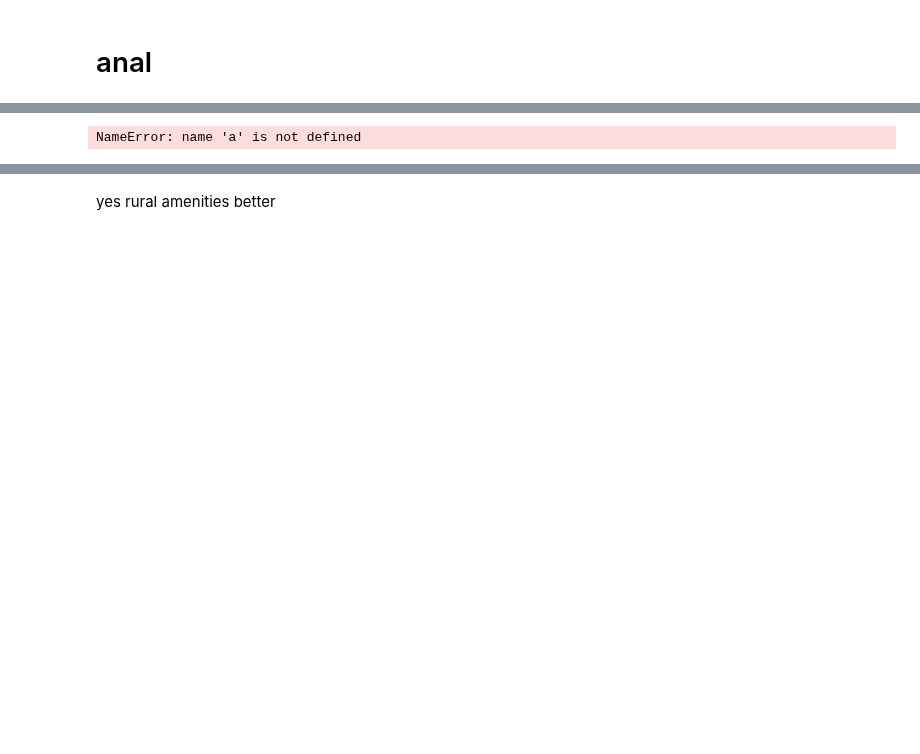
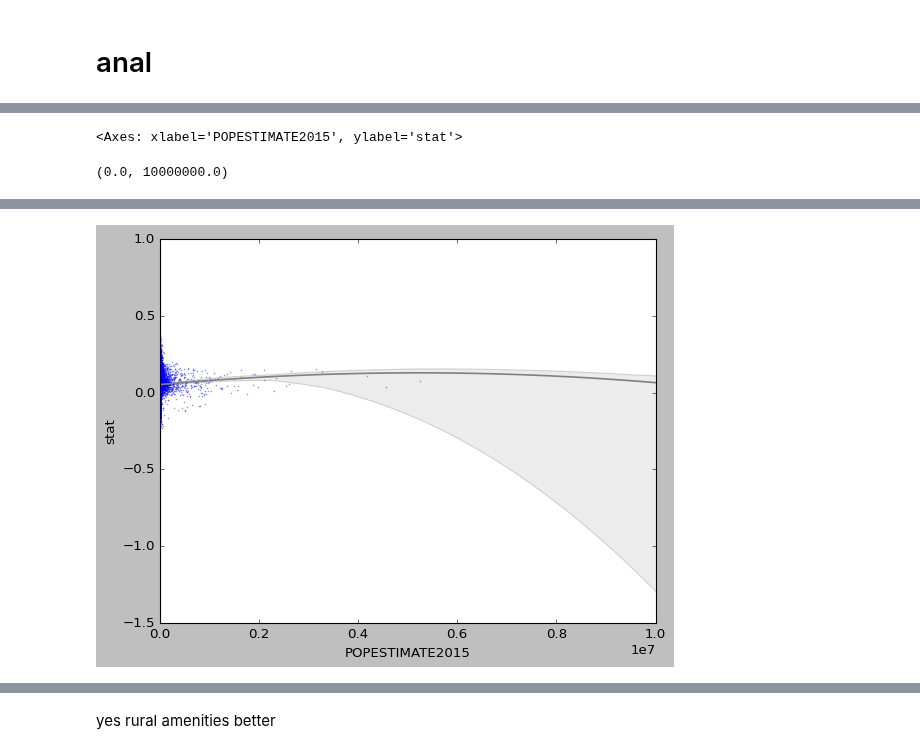
Before and after one commit to theaok/hfgi, a Jupyter notebook: hfgi.ipynb, the cells around one changed output, grey strips where cells are left out. Drawn from its saved outputs; the diff is of its cells as text; code cells hidden in the pictures; blank space fills up the shorter version.

```diff
--- a/hfgi.ipynb
+++ b/hfgi.ipynb
@@ -692,6 +600,0 @@ Text(26403.5, -0.57, 'median')
-# %%
-a[['stat', 'POPESTIMATE2015', 'popDen']].corr() #ah bummer
-a[['stat', 'AmenityScale', 'JanTemp']].corr() #yes on amenity scale
-a[['AmenityScale', 'POPESTIMATE2015']].corr()
-# %% [output]
-NameError: name 'a' is not defined
@@ -703,0 +601,47 @@ a.POPESTIMATE2015.describe()
+# %%
+#lowess first to see nonlinearities but too hi dens at lo pop better subset on it
+
+#plt.figure(figsize=(15, 8))
+#sns.regplot(data=a, y='stat', x='POPESTIMATE2015', lowess=True,
+#            scatter_kws={'alpha':0.3, 's':16},
+#            line_kws={'color':'red'})
+#plt.axhline(0.055, color='black', linestyle='--', alpha=0.5)
+#plt.title('LOWESS Smooth: stat vs. POPESTIMATE2015')
+#plt.show()
+
+##lowess useful to figure out nonlinearities in relationship
+#import statsmodels.api as sm
+#smoothed = sm.nonparametric.lowess(exog=a.POPESTIMATE2015, endog=a.stat, frac=0.3) #lo, more wiggly
+
+#fig, ax = plt.subplots()
+#ax.scatter(a.POPESTIMATE2015,a.stat)
+#ax.plot(smoothed[:, 0], smoothed[:, 1], c="k")
+#plt.autoscale(enable=True, axis="x", tight=True)
+#https://www.statsmodels.org/dev/examples/notebooks/generated/lowess.html
+#https://james-brennan.github.io/posts/lowess_conf/
+#https://stackoverflow.com/questions/31104565/confidence-interval-for-lowess-in-python
+#https://stackoverflow.com/questions/42637579/how-to-compute-and-plot-a-lowess-curve-in-python
+
+
+#and outliers at high pop! cant use it so next subset again
+
+#sns.jointplot(x ='POPESTIMATE2015', y ='stat', data = a)
+#sns.regplot(x ='POPESTIMATE2015', y ='stat', data = a)
+
+
+#fig, ax = plt.subplots(figsize=(6, 4))
+#sns.regplot(ax=ax,data=a, y='stat', x='POPESTIMATE2015', lowess=False, order=2,
+#            scatter_kws={'alpha':0.3, 's':1},
+#            line_kws={'color':'red'})
+##plt.axhline(0.055, color='black', linestyle='--', alpha=0.5)
+##plt.title('LOWESS Smooth: stat vs. POPESTIMATE2015')
+
+fig, ax = plt.subplots(figsize=(8, 6))
+sns.regplot(ax=ax,data=a, y='stat', x='POPESTIMATE2015', order=2,
+            scatter_kws={'alpha':0.3, 's':1,'color':'blue'},line_kws={'color':'grey'})
+ax.set_xlim(0,10000000)
+plt.savefig('fig.eps',bbox_inches='tight',transparent=True) #,pad_inches=0.1, dpi=200, transparent=True #eps, jpeg, jpg, pdf, pgf, png, ps, raw, rgba, svg, svgz, tif, tiff
+files.download('fig.eps') #note can also right click fig and save image as
+# %% [output]
+<Axes: xlabel='POPESTIMATE2015', ylabel='stat'>
+(0.0, 10000000.0)
@@ -704,3 +651,4 @@ a.POPESTIMATE2015.describe()
+[figure, added]
 # %%
 a10k = a[a['POPESTIMATE2015']  < 10000]
 a20k = a[a['POPESTIMATE2015']  < 20000]
```
Also changed, not shown: parts of 35 cells of this notebook.
